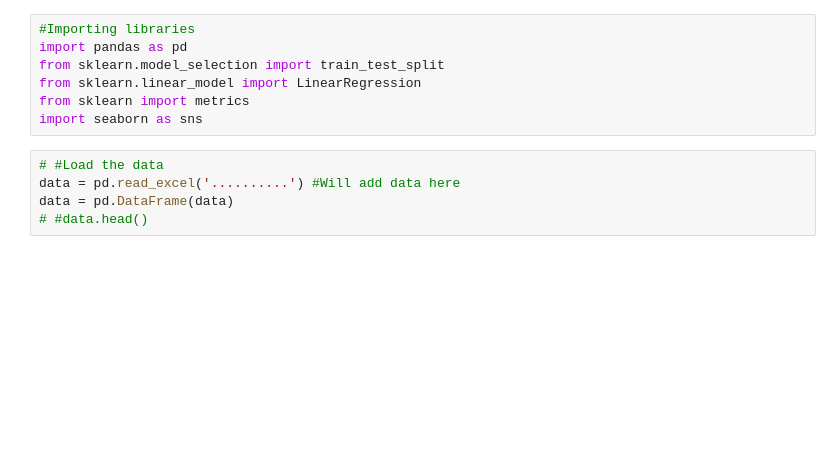
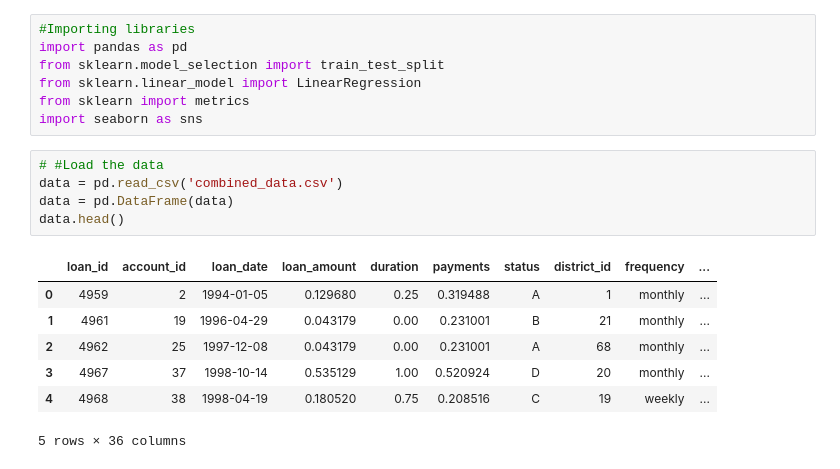
Before and after one commit to mattskier/ravens-dse-511, a Jupyter notebook: linear_regression_loan.ipynb, the cells around one changed output. Drawn from its saved outputs; the diff is of its cells as text; blank space fills up the shorter version.

```diff
--- a/linear_regression_loan.ipynb
+++ b/linear_regression_loan.ipynb
@@ -7,6 +7,14 @@ from sklearn import metrics
 import seaborn as sns
 # %%
 # #Load the data
-data = pd.read_excel('..........') #Will add data here
+data = pd.read_csv('combined_data.csv')
 data = pd.DataFrame(data)
-# #data.head()
+data.head()
+# %% [output]
+|  | loan_id | account_id | loan_date | loan_amount | duration | payments | status | district_id | frequency | ... |
+| 0 | 4959 | 2 | 1994-01-05 | 0.129680 | 0.25 | 0.319488 | A | 1 | monthly | ... |
+| 1 | 4961 | 19 | 1996-04-29 | 0.043179 | 0.00 | 0.231001 | B | 21 | monthly | ... |
+| 2 | 4962 | 25 | 1997-12-08 | 0.043179 | 0.00 | 0.231001 | A | 68 | monthly | ... |
+| 3 | 4967 | 37 | 1998-10-14 | 0.535129 | 1.00 | 0.520924 | D | 20 | monthly | ... |
+| 4 | 4968 | 38 | 1998-04-19 | 0.180520 | 0.75 | 0.208516 | C | 19 | weekly | ... |
+5 rows × 36 columns
```
Also changed, not shown: parts of 7 cells of this notebook.
